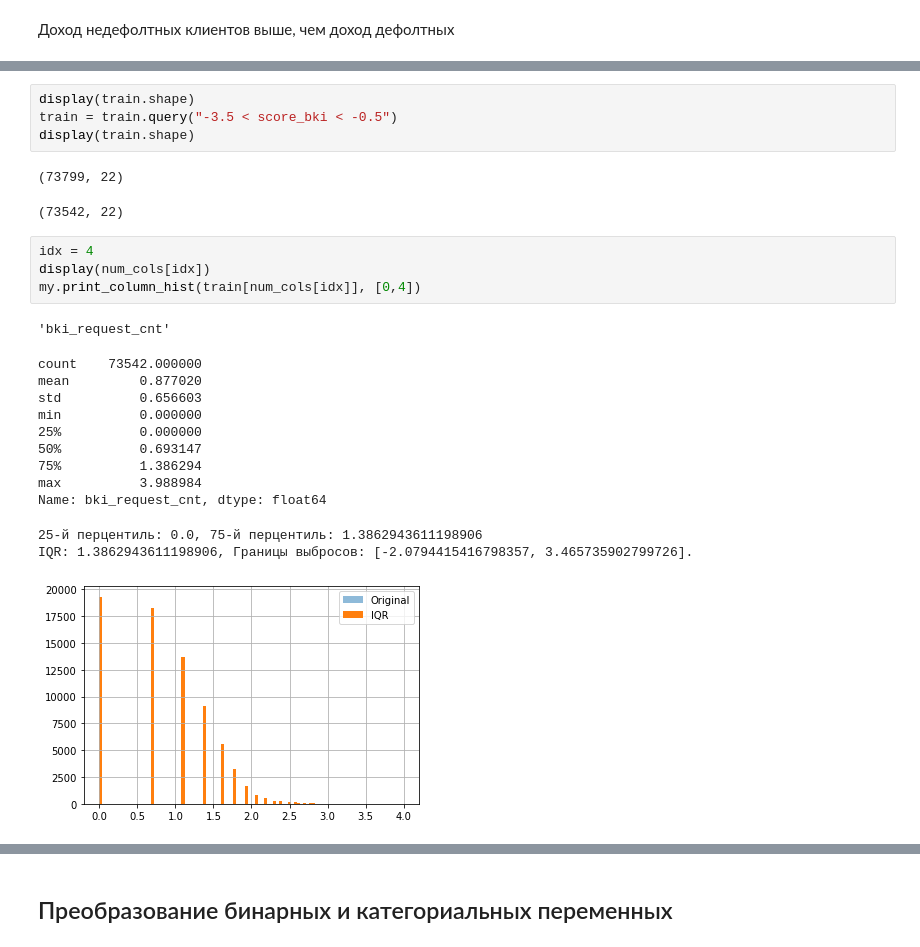
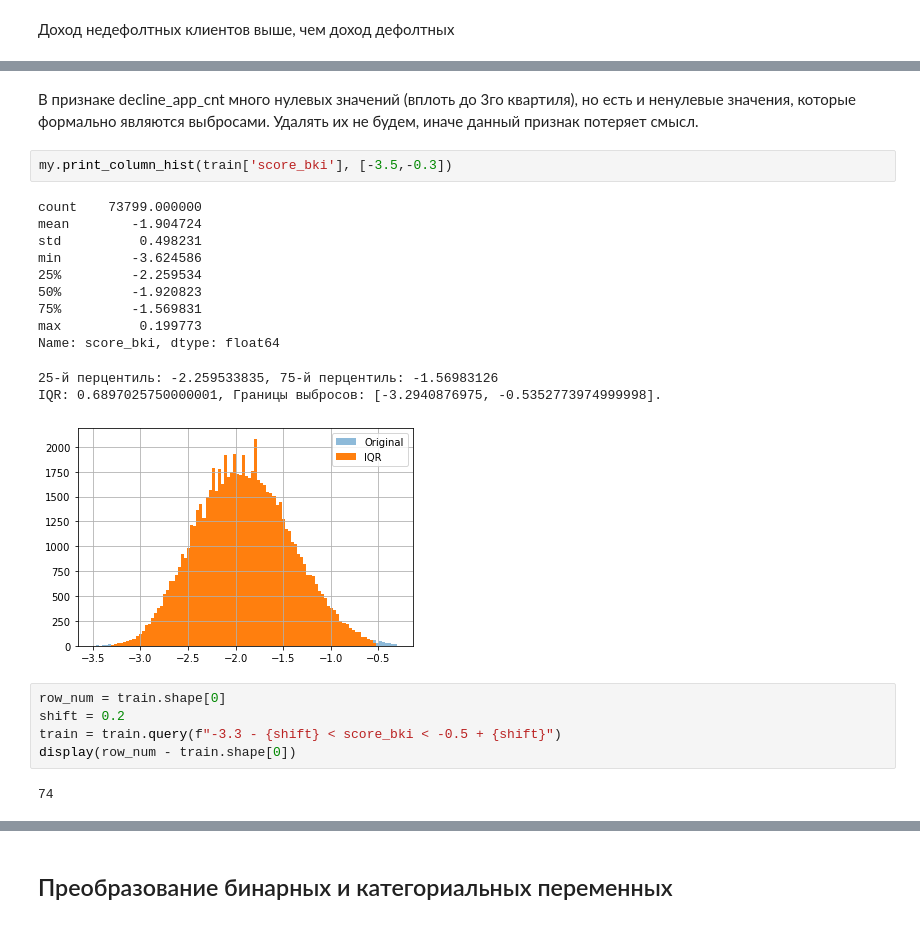
Before and after one commit to mshashanov/skillfactory_rds, a Jupyter notebook: module_4/credit_scoring.ipynb, the cells around one changed output, grey strips where cells are left out. Cells and saved outputs as stored; diff of their text form.

```diff
--- a/module_4/credit_scoring.ipynb
+++ b/module_4/credit_scoring.ipynb
@@ -415,25 +436,24 @@ IQR: 0.6897025750000001, Границы выбросов: [-3.2940876975, -0.535
+# %% [markdown]
+В признаке decline_app_cnt много нулевых значений (вплоть до 3го квартиля), но есть и ненулевые значения, которые формально являются выбросами. Удалять их не будем, иначе данный признак потеряет смысл.
+# %%
+my.print_column_hist(train['score_bki'], [-3.5,-0.3])
+# %% [output]
+count    73799.000000
+mean        -1.904724
+std          0.498231
+min         -3.624586
+25%         -2.259534
+50%         -1.920823
+75%         -1.569831
+max          0.199773
+Name: score_bki, dtype: float64
+25-й перцентиль: -2.259533835, 75-й перцентиль: -1.56983126
+IQR: 0.6897025750000001, Границы выбросов: [-3.2940876975, -0.5352773974999998].
+[figure, added]
 # %%
-display(train.shape)
-train = train.query("-3.5 < score_bki < -0.5")
-display(train.shape)
+row_num = train.shape[0]
+shift = 0.2
+train = train.query(f"-3.3 - {shift} < score_bki < -0.5 + {shift}")
+display(row_num - train.shape[0])
 # %% [output]
-(73799, 22)
+74
-(73542, 22)
-# %%
-idx = 4
-display(num_cols[idx])
-my.print_column_hist(train[num_cols[idx]], [0,4])
-# %% [output]
-'bki_request_cnt'
-count    73542.000000
-mean         0.877020
-std          0.656603
-min          0.000000
-25%          0.000000
-50%          0.693147
-75%          1.386294
-max          3.988984
-Name: bki_request_cnt, dtype: float64
-25-й перцентиль: 0.0, 75-й перцентиль: 1.3862943611198906
-IQR: 1.3862943611198906, Границы выбросов: [-2.0794415416798357, 3.465735902799726].
-[figure, removed]
```
Also changed, not shown: parts of 50 cells of this notebook, 1 other file.
